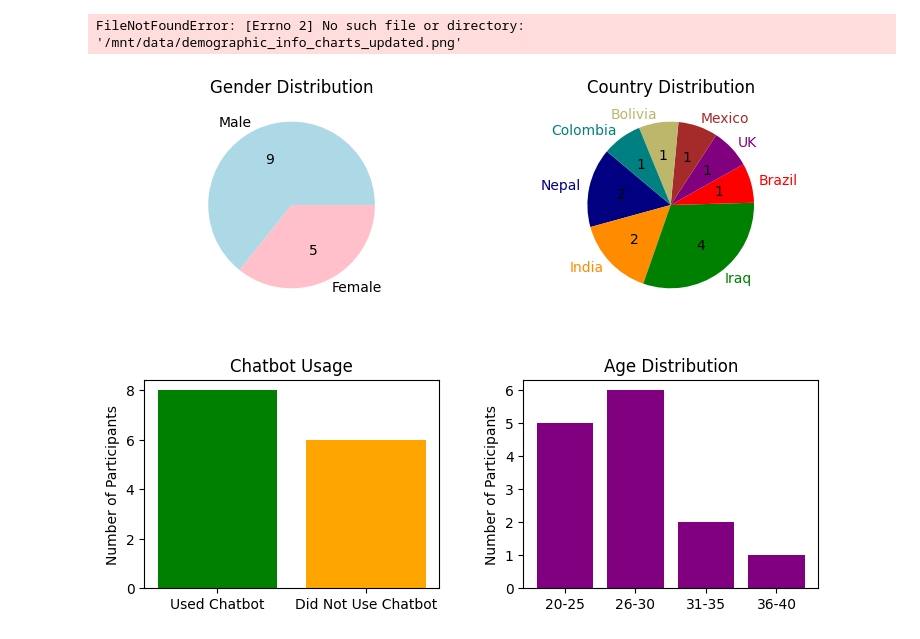
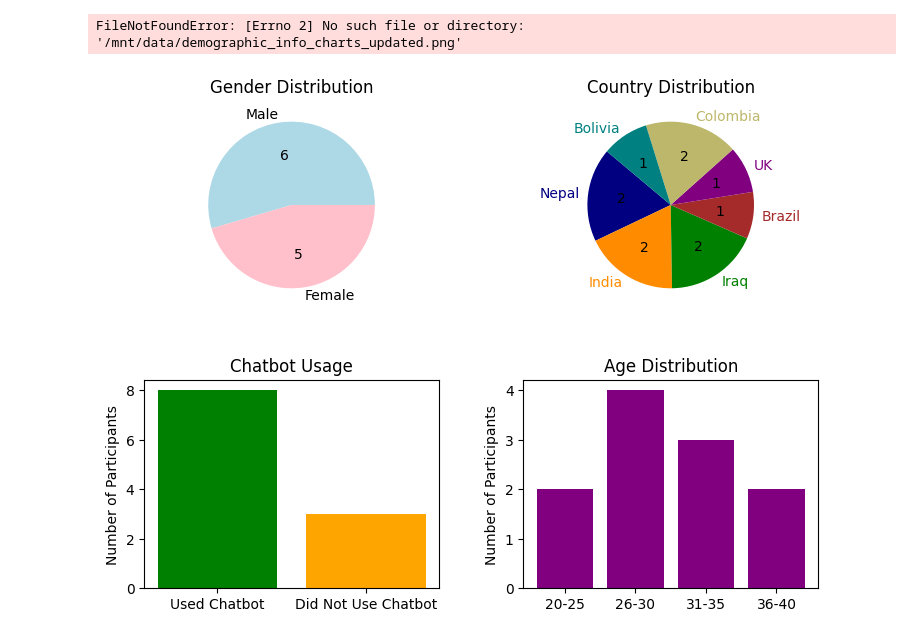
Before and after one commit to DabanAbdullah/DabanAbdullah, a Jupyter notebook: Untitled0.ipynb, the cells around one changed output. Drawn from its saved outputs; the diff is of its cells as text; code cells hidden in the pictures.

```diff
--- a/Untitled0.ipynb
+++ b/Untitled0.ipynb
@@ -3,58 +3,60 @@
 # %%
 # Adjusting the font color of country labels to match the chart colors
 import matplotlib.pyplot as plt
-
+import numpy as np
 # Data for the charts
 # Gender data
 gender_labels = ['Male', 'Female']
-gender_counts = [9, 5]
+gender_counts = [6, 5]
 
 # Country data
-country_labels = ['Nepal', 'India', 'Iraq', 'Brazil', 'UK', 'Mexico', 'Bolivia', 'Colombia']
-country_counts = [2, 2, 4, 1, 1, 1, 1, 1]
+country_labels = ['Nepal', 'India', 'Iraq', 'Brazil', 'UK', 'Colombia', 'Bolivia']
+country_counts = [2, 2, 2, 1,1,2,1]
 
 # Chatbot usage data
 chatbot_labels = ['Used Chatbot', 'Did Not Use Chatbot']
-chatbot_counts = [8, 6]
+chatbot_counts = [8, 3]
 
 # Age data
-ages = [28, 25, 26, 31, 39, 33, 31, 29, 23, 27, 33, 29, 22, 20]
+ages = [28, 25, 26, 31, 39, 29, 35, 33, 31, 23, 21]
 age_bins = [20, 25, 30, 35, 40]
 age_labels = ['20-25', '26-30', '31-35', '36-40']
+# Calculate age distribution
+age_distribution, _ = np.histogram(ages, bins=age_bins)
+
 country_colors = [
-    'Navy', 'DarkOrange', 'green', 'red', 'purple',
-    'brown', 'DarkKhaki', 'Teal'
+    'Navy', 'DarkOrange', 'green', 'brown', 'purple', 'DarkKhaki', 'Teal'
 ]
 
 # Plotting the charts again with updated country label colors
 fig, axes = plt.subplots(2, 2, figsize=(8, 6))
 fig.tight_layout(pad=3.0)
 
 # Gender pie chart
 axes[0, 0].pie(gender_counts, labels=gender_labels, autopct=lambda p: f'{p * sum(gender_counts) / 100:.0f}', colors=['lightblue', 'pink'])
 axes[0, 0].set_title('Gender Distribution')
 
 # Country pie chart with colored labels
 country_patches, texts, autotexts = axes[0, 1].pie(
     country_counts, labels=country_labels, autopct=lambda p: f'{int(p * sum(country_counts) / 100)}', startangle=140, colors=country_colors
 )
 for text, color in zip(texts, country_colors):
     text.set_color(color)
 axes[0, 1].set_title('Country Distribution')
 
 # Chatbot usage chart
 axes[1, 0].bar(chatbot_labels, chatbot_counts, color=['green', 'orange'])
 axes[1, 0].set_title('Chatbot Usage')
 axes[1, 0].set_ylabel('Number of Participants')
 
 # Age distribution bar chart
 axes[1, 1].bar(age_labels, age_distribution, color='purple')
 axes[1, 1].set_title('Age Distribution')
 axes[1, 1].set_ylabel('Number of Participants')
 
 # Save and show the chart
 plt.savefig('/mnt/data/demographic_info_charts_updated.png')
 plt.show()
 # %% [output]
 FileNotFoundError: [Errno 2] No such file or directory: '/mnt/data/demographic_info_charts_updated.png'
-[figure, old version]
+[figure, new version]
```
